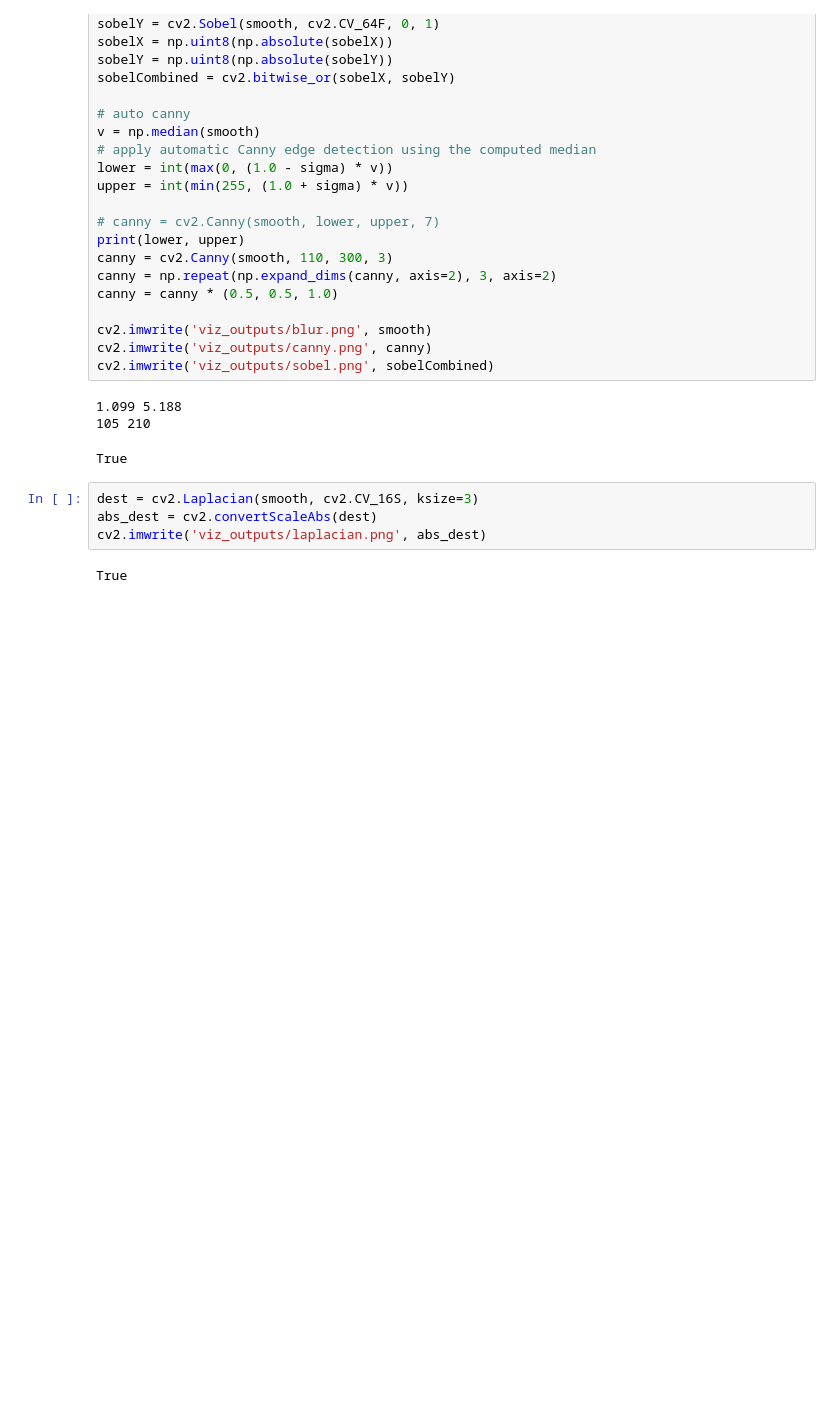
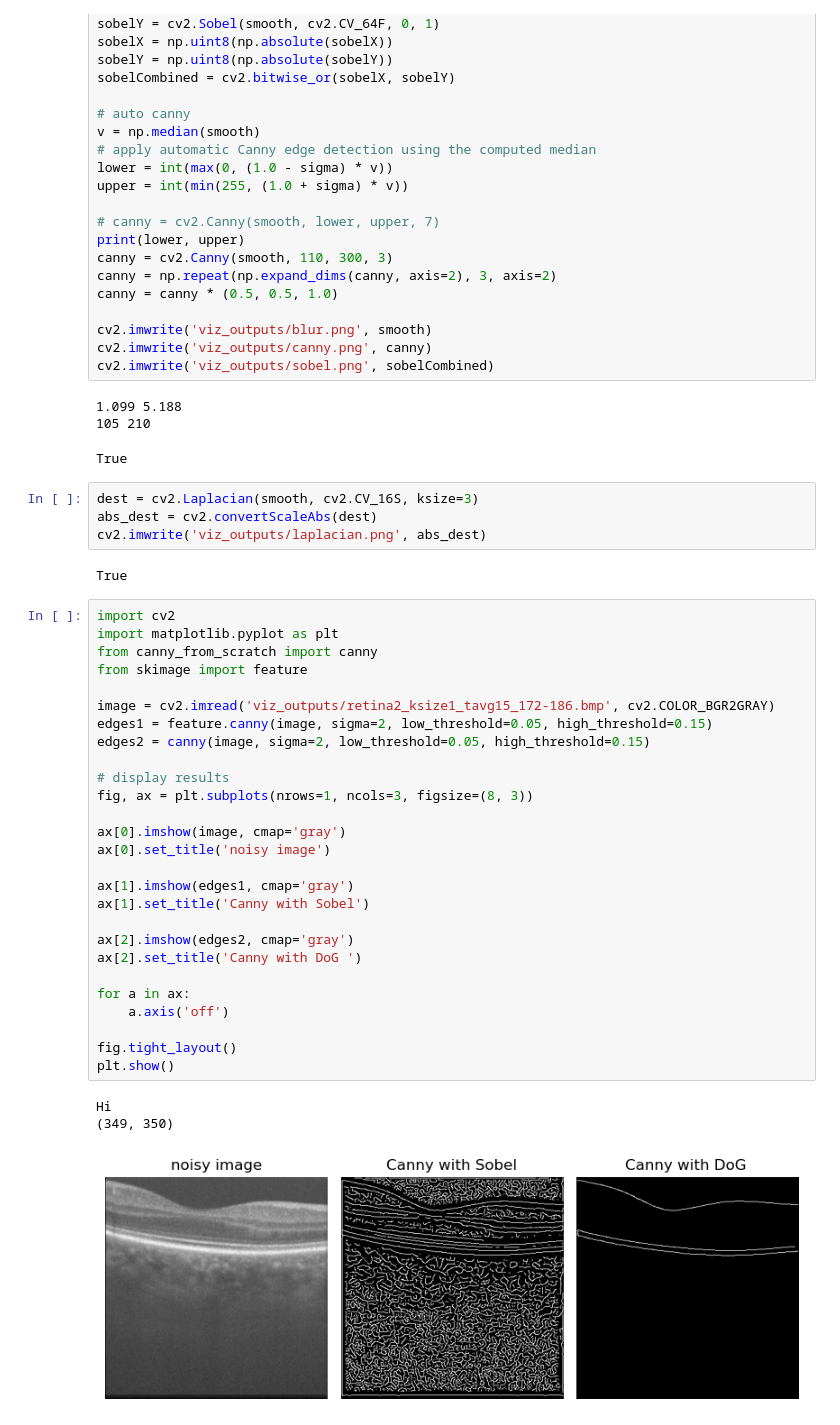
Before and after one commit to leephilipx/intelligent-system-design, a Jupyter notebook: part2/smoothing.ipynb, the cells around one changed output. Drawn from its saved outputs; the diff is of its cells as text; blank space fills up the shorter version.

```diff
--- a/part2/smoothing.ipynb
+++ b/part2/smoothing.ipynb
@@ -188,3 +191,34 @@ abs_dest = cv2.convertScaleAbs(dest)
 cv2.imwrite('viz_outputs/laplacian.png', abs_dest)
 # %% [output]
 True
+# %%
+import cv2
+import matplotlib.pyplot as plt
+from canny_from_scratch import canny
+from skimage import feature
+
+image = cv2.imread('viz_outputs/retina2_ksize1_tavg15_172-186.bmp', cv2.COLOR_BGR2GRAY)
+edges1 = feature.canny(image, sigma=2, low_threshold=0.05, high_threshold=0.15)
+edges2 = canny(image, sigma=2, low_threshold=0.05, high_threshold=0.15)
+
+# display results
+fig, ax = plt.subplots(nrows=1, ncols=3, figsize=(8, 3))
+
+ax[0].imshow(image, cmap='gray')
+ax[0].set_title('noisy image')
+
+ax[1].imshow(edges1, cmap='gray')
+ax[1].set_title('Canny with Sobel')
+
+ax[2].imshow(edges2, cmap='gray')
+ax[2].set_title('Canny with DoG ')
+
+for a in ax:
+    a.axis('off')
+
+fig.tight_layout()
+plt.show()
+# %% [output]
+Hi
+(349, 350)
+[figure, added]
```
Also changed, not shown: parts of 4 cells of this notebook, 1 other file.
